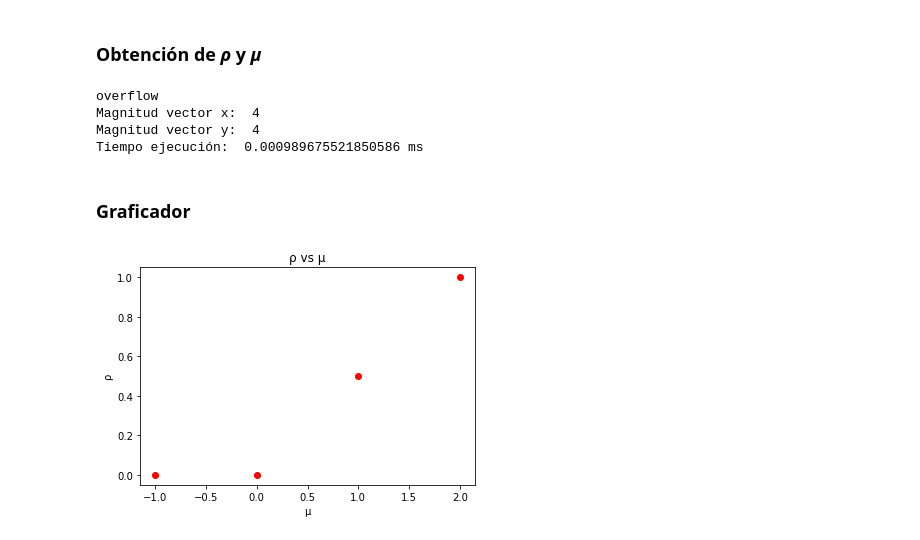
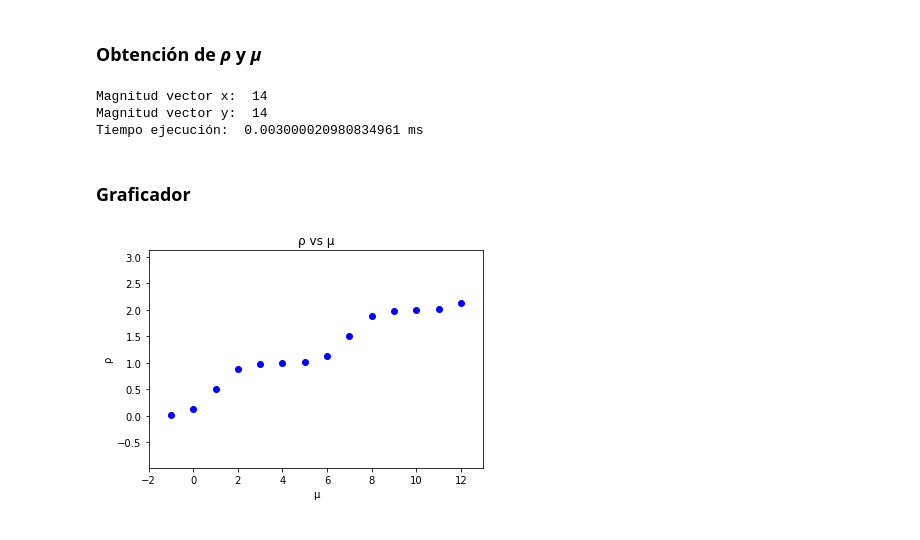
Before and after one commit to Gonen09/infinite-range-hopping-Python, a Jupyter notebook: problema 1.ipynb, the cells around one changed output. Drawn from its saved outputs; the diff is of its cells as text; code cells hidden in the pictures.

```diff
--- a/problema 1.ipynb
+++ b/problema 1.ipynb
@@ -52,7 +52,7 @@ def f2(b , u , lam, N):
 # %% [markdown]
 ### Parámetros formula
 # %%
-B = 500  #Temperatura inversa
+B = 2  #Temperatura inversa
 U = 0.5
 lam =  3
 N = 10
@@ -85,21 +85,31 @@ print("Magnitud vector y: ",str(len(y)))
 
 print ("Tiempo ejecución: ",time.time() - start_time,"ms")
 # %% [output]
-overflow
-Magnitud vector x:  4
-Magnitud vector y:  4
-Tiempo ejecución:  0.000989675521850586 ms
+Magnitud vector x:  14
+Magnitud vector y:  14
+Tiempo ejecución:  0.003000020980834961 ms
 # %% [markdown]
 ### Graficador
 # %%
-if (len(x)!=0 or len(y)!=0):
-    plt.plot(x, y, 'ro')
-    #plt.axis([-2, 6, 0, 20]) #Longitud ejes x,y
-    plt.title('ρ vs μ')
-    plt.ylabel('ρ')
-    plt.xlabel('μ')
-    plt.show()
-else:
-    print("Vector vacío")
+def grafica(x, y, foto = False):
+    if (len(x)!=0 or len(y)!=0):
+        plt.plot(x, y, 'bo')
+        limInfx=min(x)-1
+        limSupx=max(x)+1
+        limInfy=min(y)-1
+        limSupy=max(y)+1
+        plt.axis([limInfx, limSupx, limInfy, limSupy]) #Longitud ejes x,y
+        plt.title('ρ vs μ')
+        plt.ylabel('ρ')
+        plt.xlabel('μ')
+
+        #define plot size in inches (width, height) & resolution(DPI)
+        #plt.figure(figsize=(20, 10), dpi=100)
+        #plt.figure(figsize=(2,2))
+        if foto ==True:
+            fig = plt.gcf()
+            fig.set_size_inches(18.5, 10.5)
+            fig.savefig('test2png.png', dpi=100)
+        plt.show()
+    else:
+        print("Vector vacío")
-# %% [output]
-[figure, removed]
@@ -108,0 +116,4 @@ else:
+# %%
+grafica(x, y)
+# %% [output]
+[figure, added]
```
Also changed, not shown: parts of 7 cells of this notebook, 1 other file.
